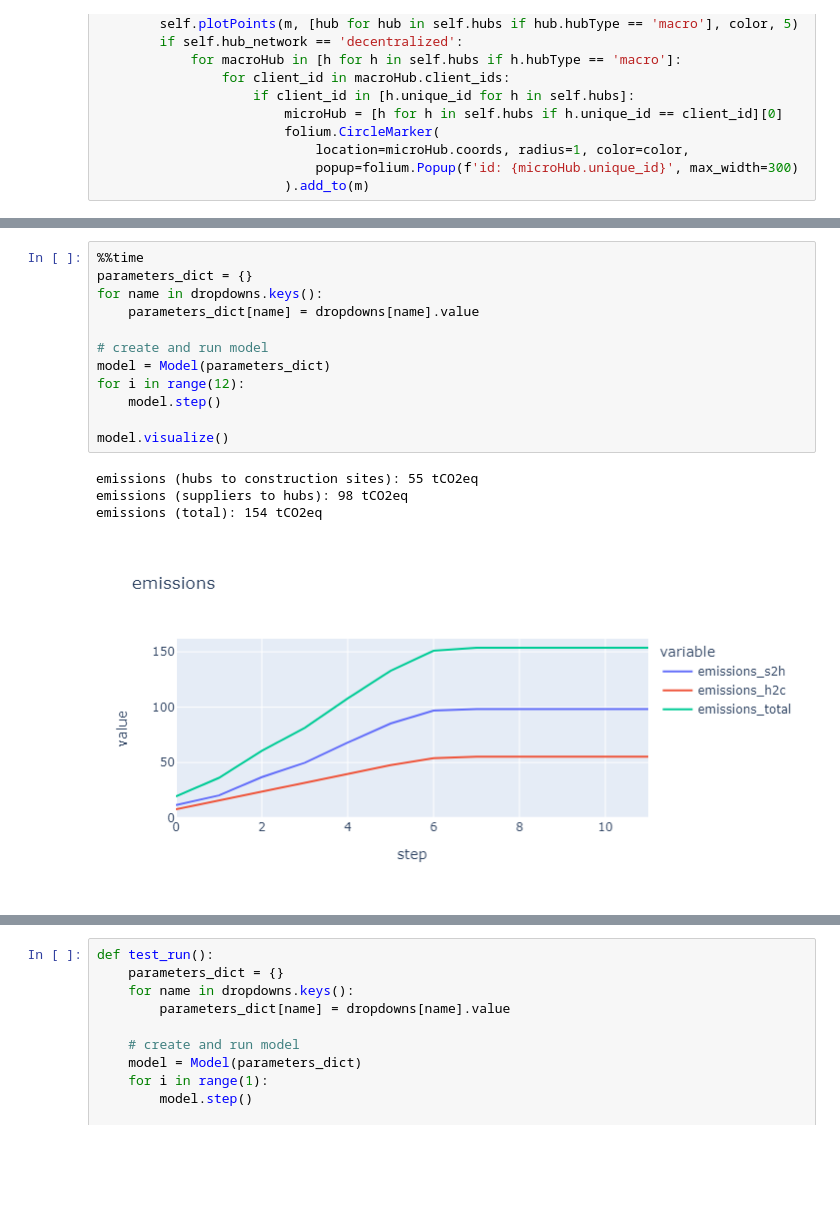
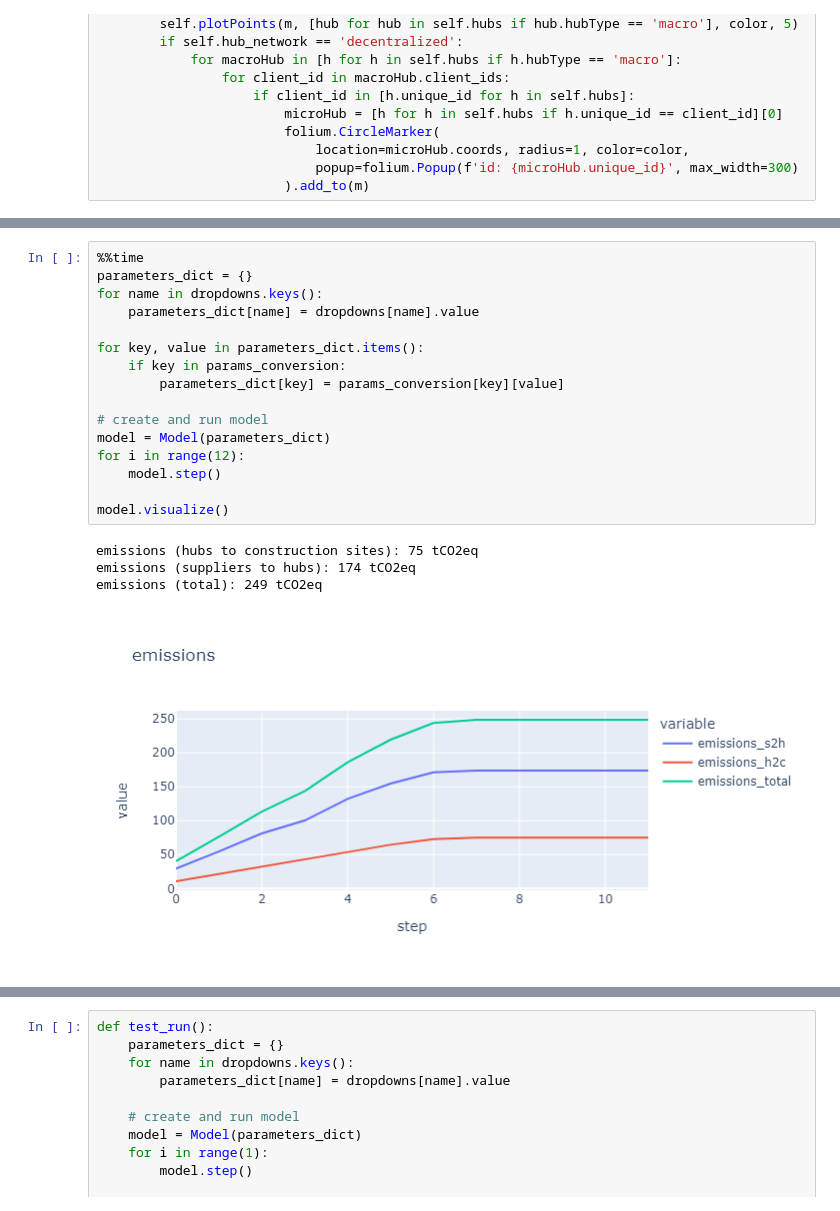
Before and after one commit to TanyaTsui/bimzec, a Jupyter notebook: model.ipynb, the cells around one changed output, grey strips where cells are left out. Saved outputs shown, nothing was run; the diff lists cells and outputs as text; blank space fills up the shorter version.

```diff
--- a/model.ipynb
+++ b/model.ipynb
@@ -886,18 +929,22 @@ for key, options in params_options.items():
 # %%
 %%time
 parameters_dict = {}
 for name in dropdowns.keys():
     parameters_dict[name] = dropdowns[name].value
+
+for key, value in parameters_dict.items():
+    if key in params_conversion:
+        parameters_dict[key] = params_conversion[key][value]
 
 # create and run model
 model = Model(parameters_dict)
 for i in range(12):
     model.step()
 
 model.visualize()
 # %% [output]
-emissions (hubs to construction sites): 55 tCO2eq
-emissions (suppliers to hubs): 98 tCO2eq
-emissions (total): 154 tCO2eq
+emissions (hubs to construction sites): 75 tCO2eq
+emissions (suppliers to hubs): 174 tCO2eq
+emissions (total): 249 tCO2eq
-[figure, old version]
+[figure, new version]
 [interactive output not drawn]
```
Also changed, not shown: parts of 2 cells of this notebook, 1 other file.
